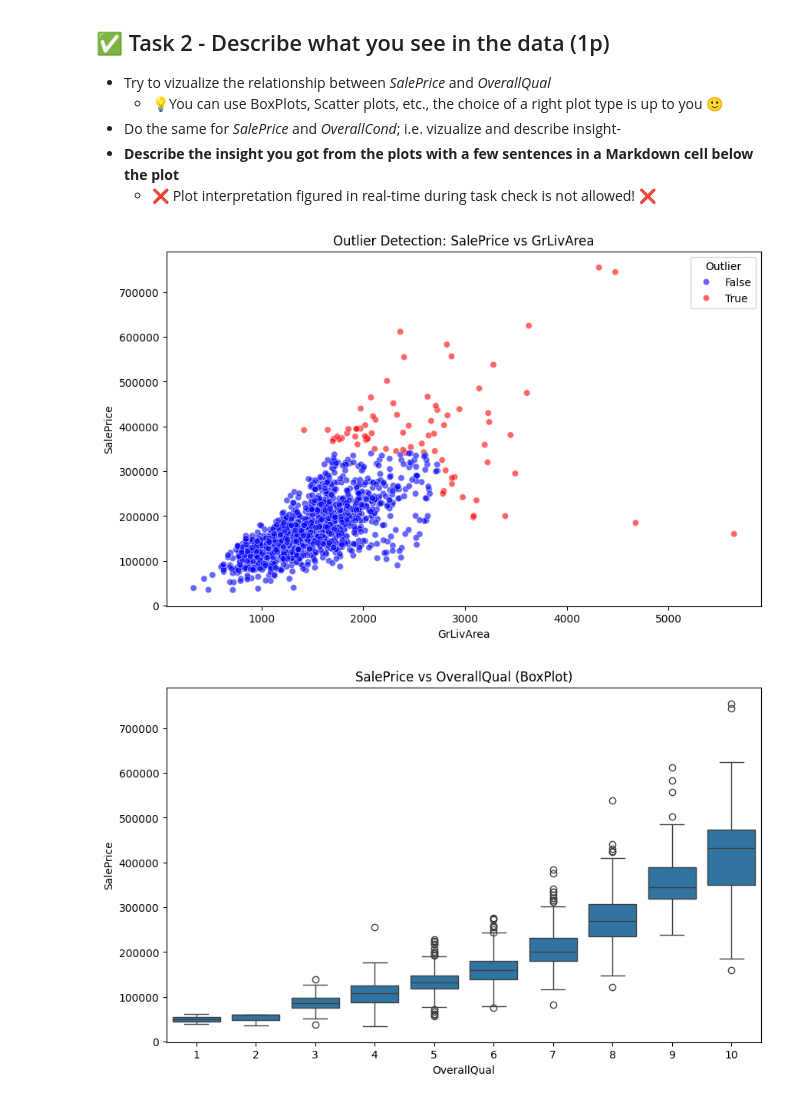
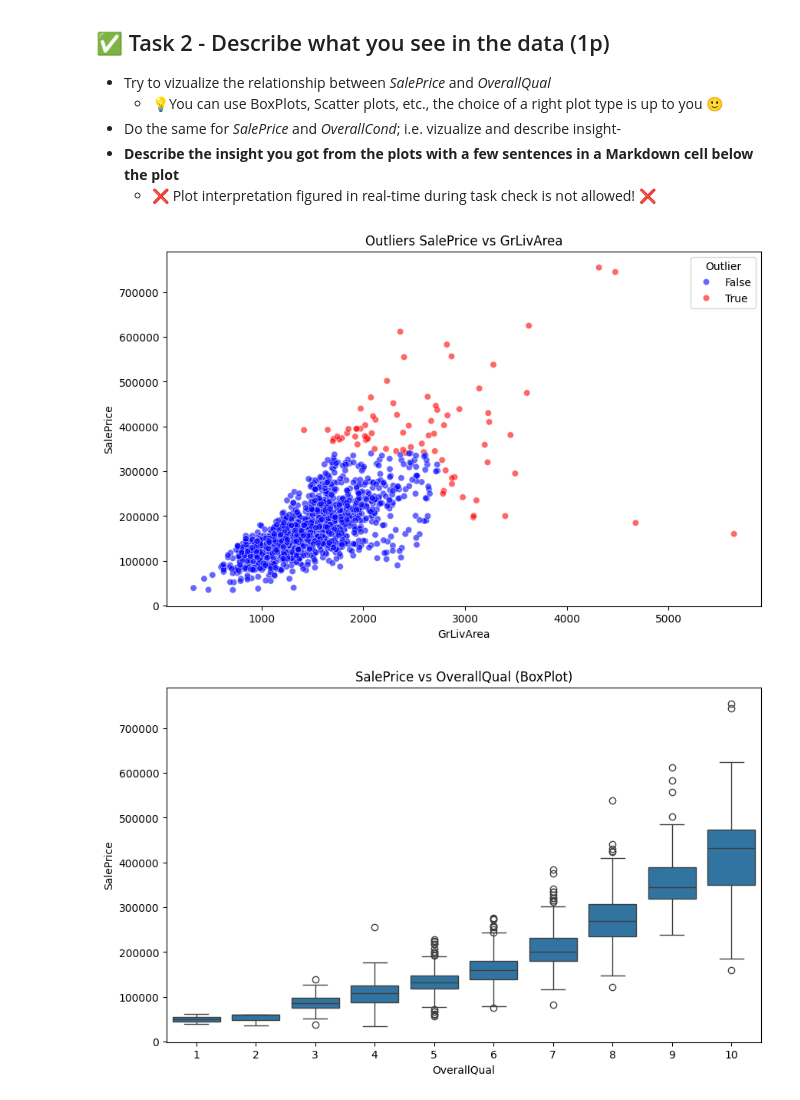
Before and after one commit to deenyse/VSB_ZSU, a Jupyter notebook: fml_02.ipynb, the cells around one changed output. Cells and saved outputs as stored; diff of their text form; code cells hidden in the pictures.

```diff
--- a/fml_02.ipynb
+++ b/fml_02.ipynb
@@ -270,29 +270,29 @@ plt.show()
 # %%
 def detect_outliers_iqr(data, column):
     Q1 = data[column].quantile(0.25)
     Q3 = data[column].quantile(0.75)
     IQR = Q3 - Q1
     lower = Q1 - 1.5 * IQR
     upper = Q3 + 1.5 * IQR
     return (data[column] < lower) | (data[column] > upper)
 
 # Mark outliers if either SalePrice OR GrLivArea is outside bounds
 df["Outlier"] = detect_outliers_iqr(df, "SalePrice") | detect_outliers_iqr(df, "GrLivArea")
 
 # Scatter plot SalePrice vs GrLivArea, colored by Outlier
 plt.figure(figsize=(10,6))
 sns.scatterplot(
     data=df,
     x="GrLivArea",
     y="SalePrice",
     hue="Outlier",
     palette={False:"blue", True:"red"},
     alpha=0.6
 )
-plt.title("Outlier Detection: SalePrice vs GrLivArea")
+plt.title("Outliers SalePrice vs GrLivArea")
 plt.show()
 # %% [output]
-[figure, old version]
+[figure, new version]
 # %%
 # SalePrice vs OverallQual
 plt.figure(figsize=(10,6))
```
Also changed, not shown: parts of 1 cell of this notebook.
